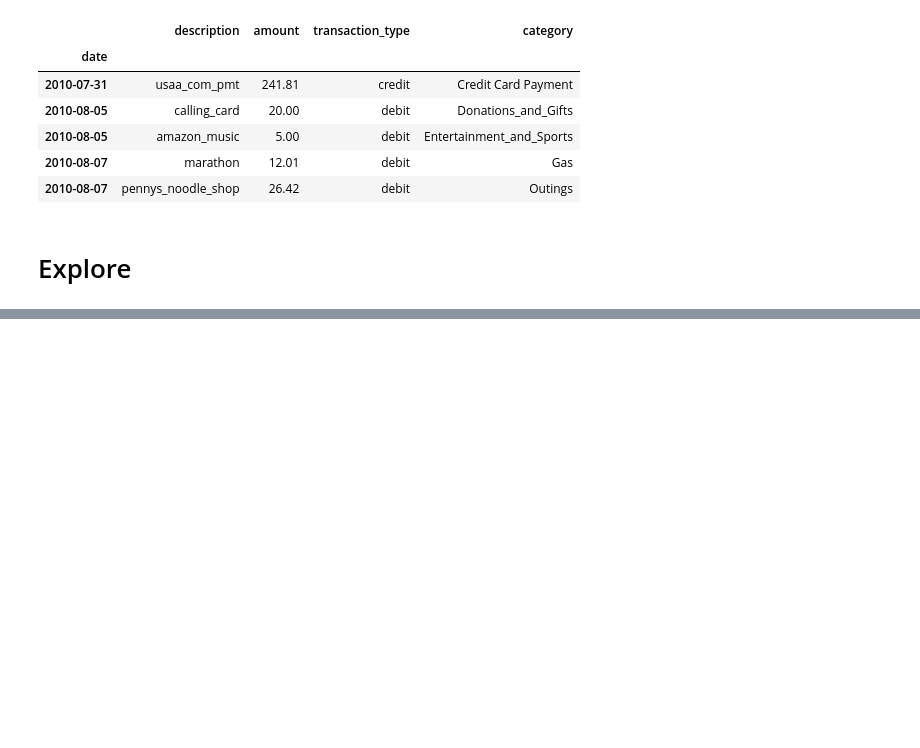
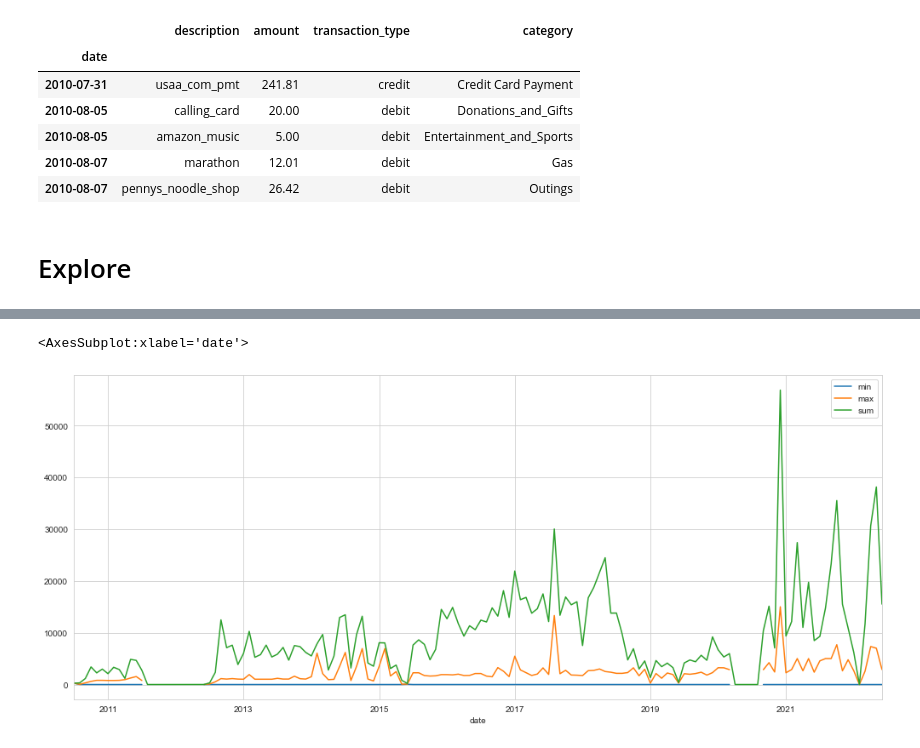
Before and after one commit to Severina7/personal_project, a Jupyter notebook: personal_project.ipynb, the cells around one changed output, grey strips where cells are left out. Cells and saved outputs as stored; diff of their text form; code cells hidden in the pictures; blank space fills up the shorter version.

```diff
--- a/personal_project.ipynb
+++ b/personal_project.ipynb
@@ -505,0 +559,8 @@ transactions.head()
+# %%
+# Plotting categories and their occurence in the dataset
+a=transactions['amount'].resample('M').agg(['min','max', 'sum'])
+
+a.plot(figsize=(17, 7))
+# %% [output]
+<AxesSubplot:xlabel='date'>
+[figure, added]
```
Also changed, not shown: parts of 10 cells of this notebook.
